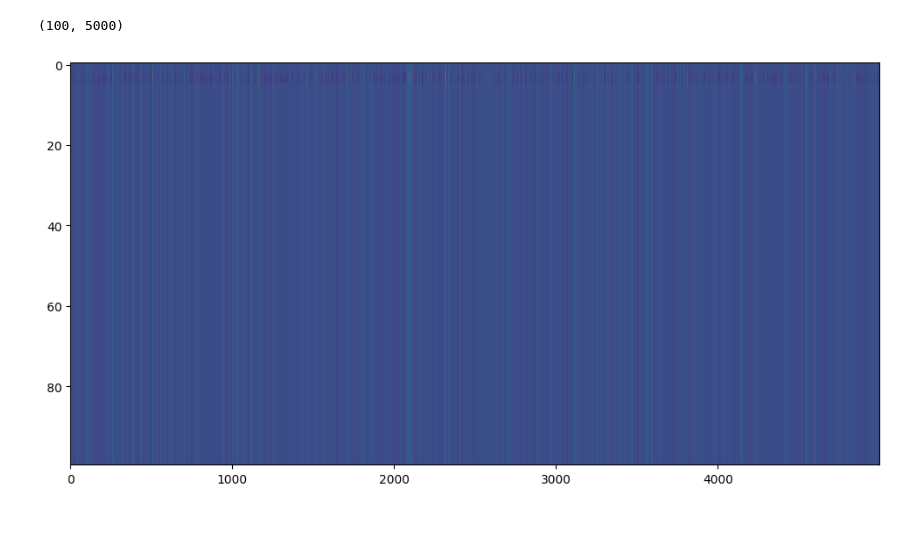
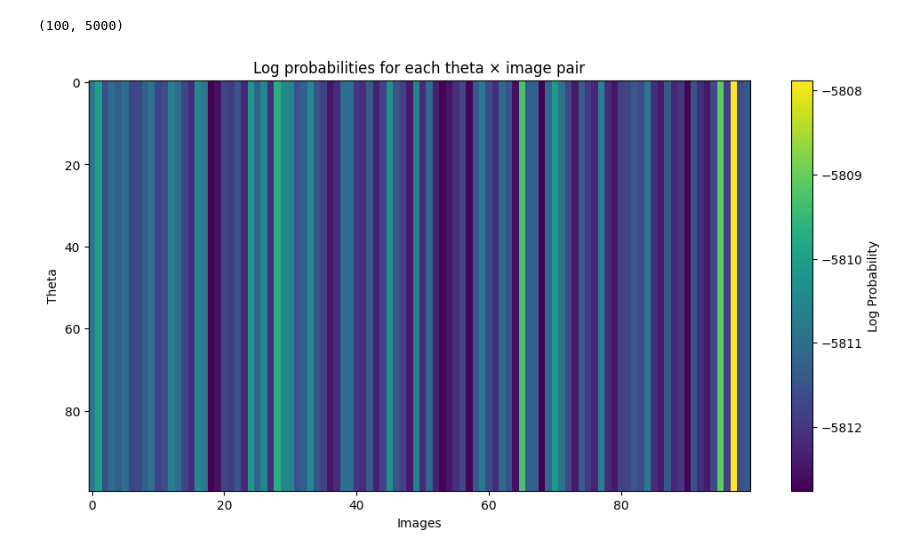
Before and after one commit to dariagusew/cryoSBI, a Jupyter notebook: tutorials/NLE/BioEM_weights_minimizer.ipynb, the cells around one changed output. Drawn from its saved outputs; the diff is of its cells as text; code cells hidden in the pictures; blank space fills up the shorter version.

```diff
--- a/tutorials/NLE/BioEM_weights_minimizer.ipynb
+++ b/tutorials/NLE/BioEM_weights_minimizer.ipynb
@@ -9,10 +9,15 @@ log_prob_matrix_d.shape
 (100, 5000)
 # %%
 plt.figure(figsize=(12, 6))
-plt.imshow(log_prob_matrix_d, aspect='auto', cmap='viridis')
+plt.imshow(log_prob_matrix_d[:100,:100], aspect='auto', cmap='viridis')
+#plt.imshow(log_probs[:, ::300].cpu().numpy(), aspect='auto', cmap='viridis')
+plt.colorbar(label='Log Probability')
+plt.xlabel('Images')
+plt.ylabel('Theta')
+plt.title('Log probabilities for each theta × image pair')
 plt.show()
 # %% [output]
-[figure, old version]
+[figure, new version]
 # %%
 # GENERAL PARAMETERS
 # number of models
```
Also changed, not shown: parts of 5 cells of this notebook, 1 other file.
